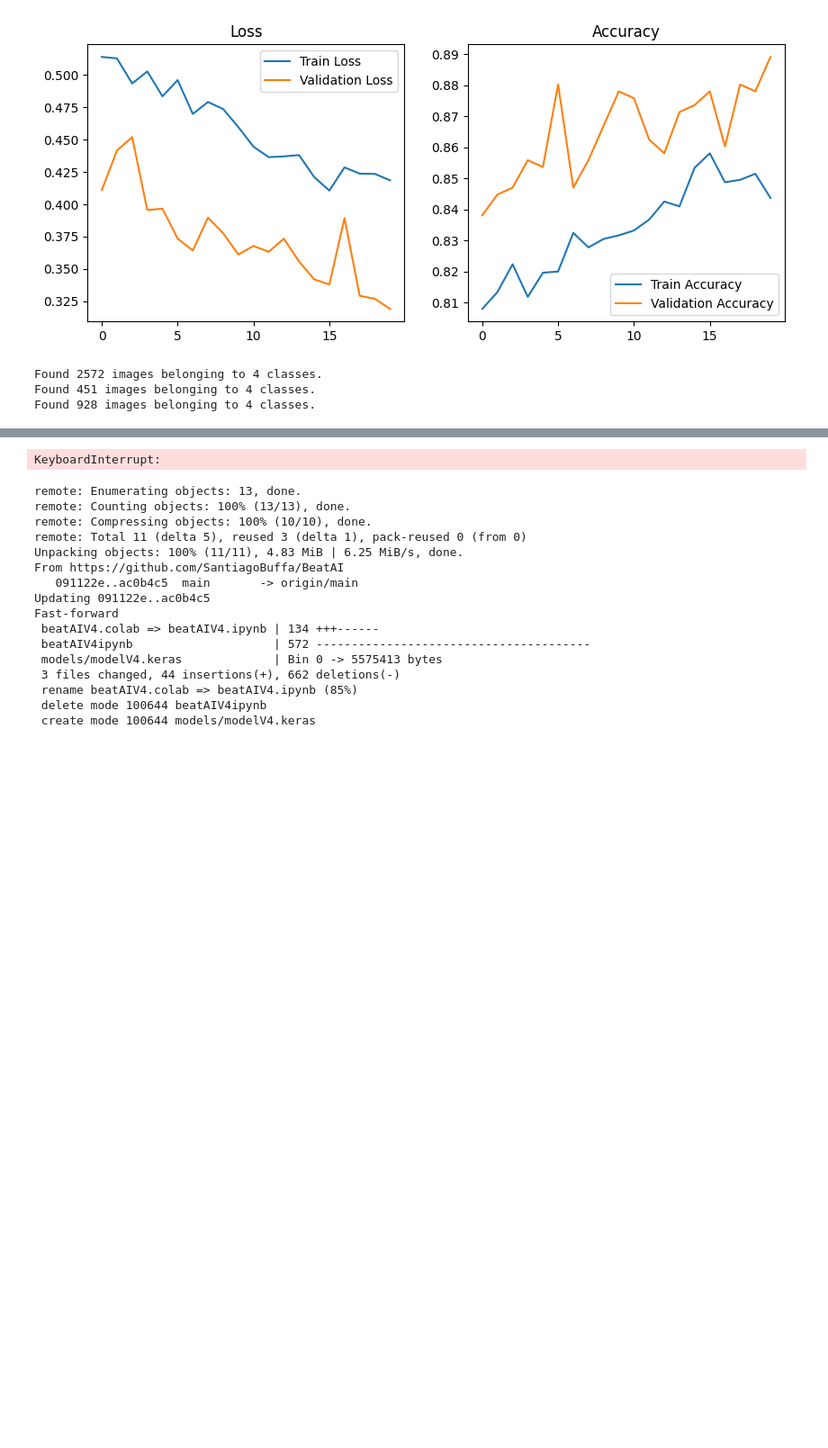
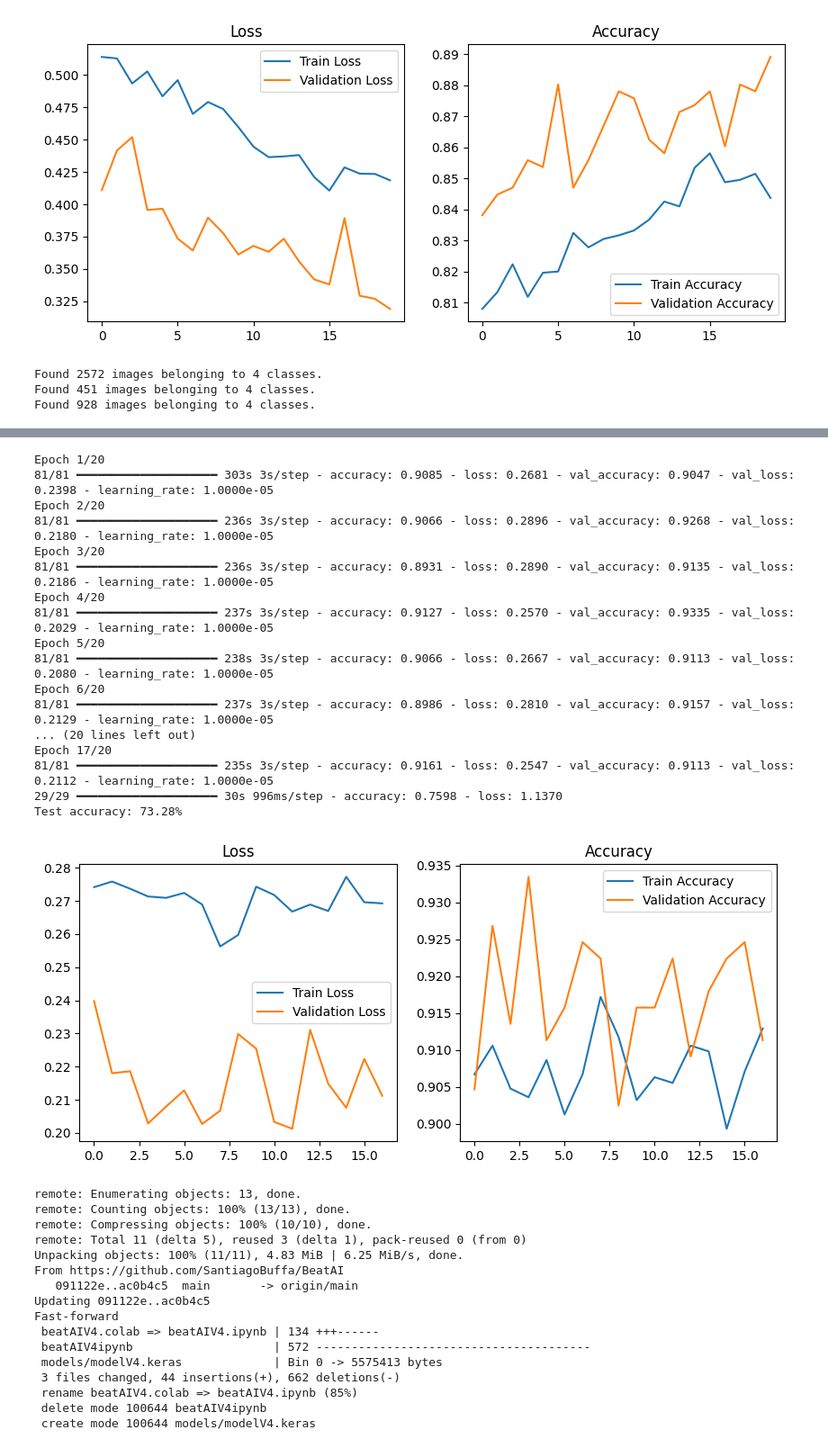
Before and after one commit to SantiagoBuffa/BeatAI, a Jupyter notebook: vgg19epico.ipynb, the cells around one changed output, grey strips where cells are left out. Shown at 90% size. Cells and saved outputs as stored; diff of their text form; code cells hidden in the pictures; blank space fills up the shorter version.

```diff
--- a/vgg19epico.ipynb
+++ b/vgg19epico.ipynb
@@ -262,16 +262,17 @@ Test accuracy: 71.98%
 [figure]
 # %%
 
-
+from google.colab import files
 
 dataset_path = "./data/ECG_DATA/"
 train_generator, test_generator, val_generator = preprocess_dataset(dataset_path)
 
 
-model = load_model("models/modelV4.keras")
+uploaded = files.upload()
+model = load_model("modelVGG19.keras")
 
 
-model.compile(optimizer=Adam(learning_rate=1e-4),
+model.compile(optimizer=Adam(learning_rate=1e-5),
               loss='categorical_crossentropy',
               metrics=['accuracy'])
 
@@ -291,6 +292,9 @@ early_stop = EarlyStopping(
 epochs = 20
 history = model.fit(train_generator, epochs= epochs, validation_data=val_generator, callbacks = [early_stop, lr_scheduler])
 
+loss, accuracy = model.evaluate(test_generator)
+print(f'Test accuracy: {accuracy * 100:.2f}%')
+model.save("modelVGG19.keras")
 show_graphs(history=history)
 # %% [output]
 Found 2572 images belonging to 4 classes.
@@ -305,4 +305,21 @@ Epoch 3/20
-KeyboardInterrupt:
+Epoch 1/20
+81/81 ━━━━━━━━━━━━━━━━━━━━ 303s 3s/step - accuracy: 0.9085 - loss: 0.2681 - val_accuracy: 0.9047 - val_loss: 0.2398 - learning_rate: 1.0000e-05
+Epoch 2/20
+81/81 ━━━━━━━━━━━━━━━━━━━━ 236s 3s/step - accuracy: 0.9066 - loss: 0.2896 - val_accuracy: 0.9268 - val_loss: 0.2180 - learning_rate: 1.0000e-05
+Epoch 3/20
+81/81 ━━━━━━━━━━━━━━━━━━━━ 236s 3s/step - accuracy: 0.8931 - loss: 0.2890 - val_accuracy: 0.9135 - val_loss: 0.2186 - learning_rate: 1.0000e-05
+Epoch 4/20
+81/81 ━━━━━━━━━━━━━━━━━━━━ 237s 3s/step - accuracy: 0.9127 - loss: 0.2570 - val_accuracy: 0.9335 - val_loss: 0.2029 - learning_rate: 1.0000e-05
+Epoch 5/20
+81/81 ━━━━━━━━━━━━━━━━━━━━ 238s 3s/step - accuracy: 0.9066 - loss: 0.2667 - val_accuracy: 0.9113 - val_loss: 0.2080 - learning_rate: 1.0000e-05
+Epoch 6/20
+81/81 ━━━━━━━━━━━━━━━━━━━━ 237s 3s/step - accuracy: 0.8986 - loss: 0.2810 - val_accuracy: 0.9157 - val_loss: 0.2129 - learning_rate: 1.0000e-05
+... (20 lines left out)
+Epoch 17/20
+81/81 ━━━━━━━━━━━━━━━━━━━━ 235s 3s/step - accuracy: 0.9161 - loss: 0.2547 - val_accuracy: 0.9113 - val_loss: 0.2112 - learning_rate: 1.0000e-05
+29/29 ━━━━━━━━━━━━━━━━━━━━ 30s 996ms/step - accuracy: 0.7598 - loss: 1.1370
+Test accuracy: 73.28%
+[figure, added]
 # %%
 !git pull
 # %% [output]
```
Also changed, not shown: parts of 4 cells of this notebook.
